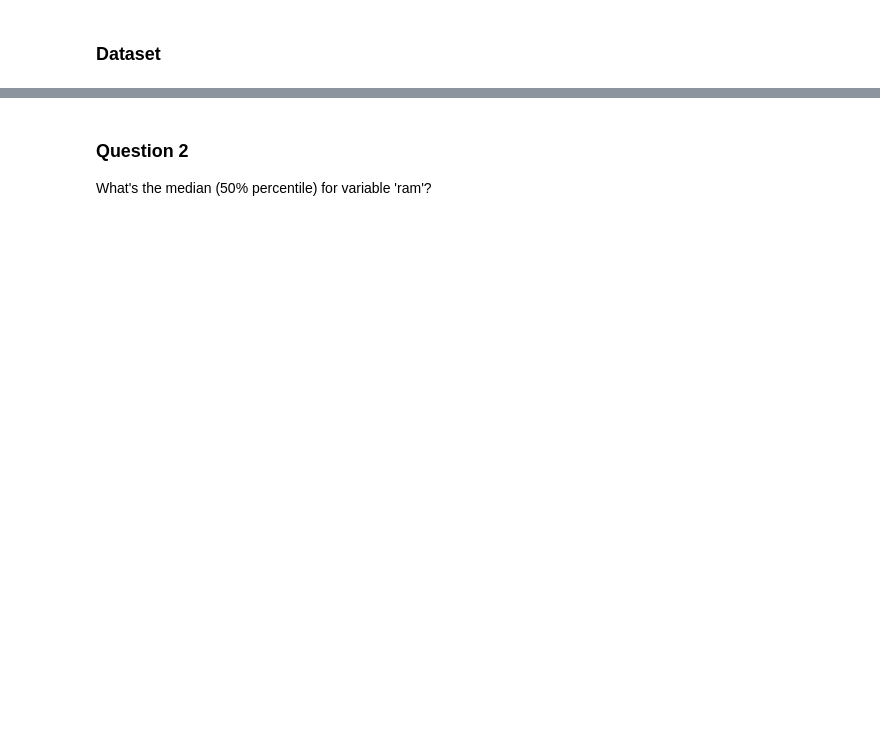
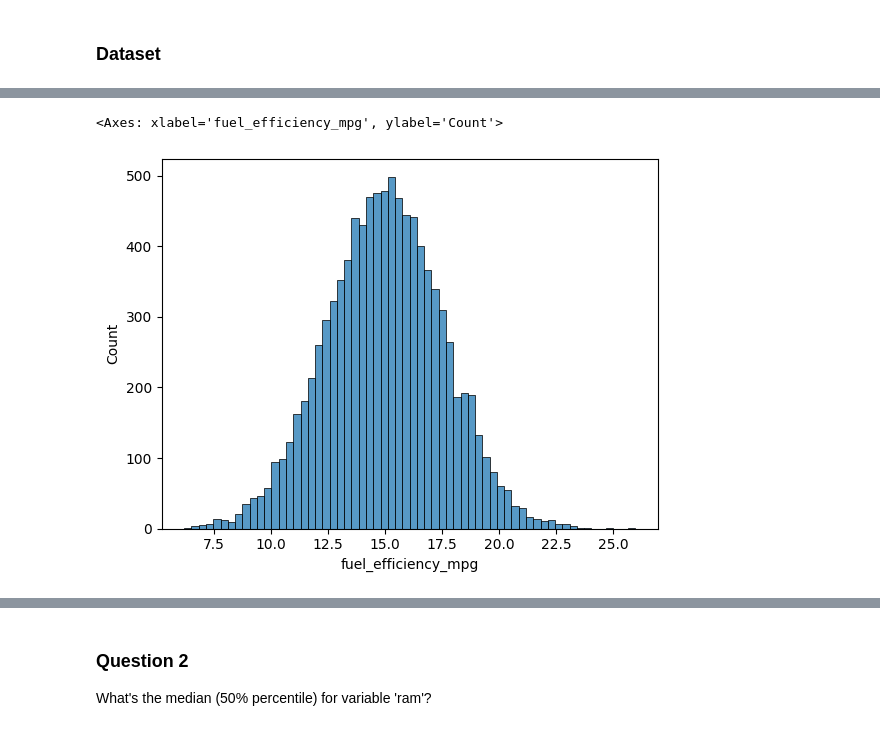
Before and after one commit to ArkadiyShuvaev/machine-learning-zoomcamp, a Jupyter notebook: src/02-regression/02-hw.ipynb, the cells around one changed output, grey strips where cells are left out. Cells and saved outputs as stored; diff of their text form; code cells hidden in the pictures; blank space fills up the shorter version.

```diff
--- a/src/02-regression/02-hw.ipynb
+++ b/src/02-regression/02-hw.ipynb
@@ -53,0 +48,5 @@ There's one column with missing values. What is it?
+# %%
+sns.histplot(df["fuel_efficiency_mpg"])
+# %% [output]
+<Axes: xlabel='fuel_efficiency_mpg', ylabel='Count'>
+[figure, added]
```
Also changed, not shown: parts of 15 cells of this notebook, 2 other files.
